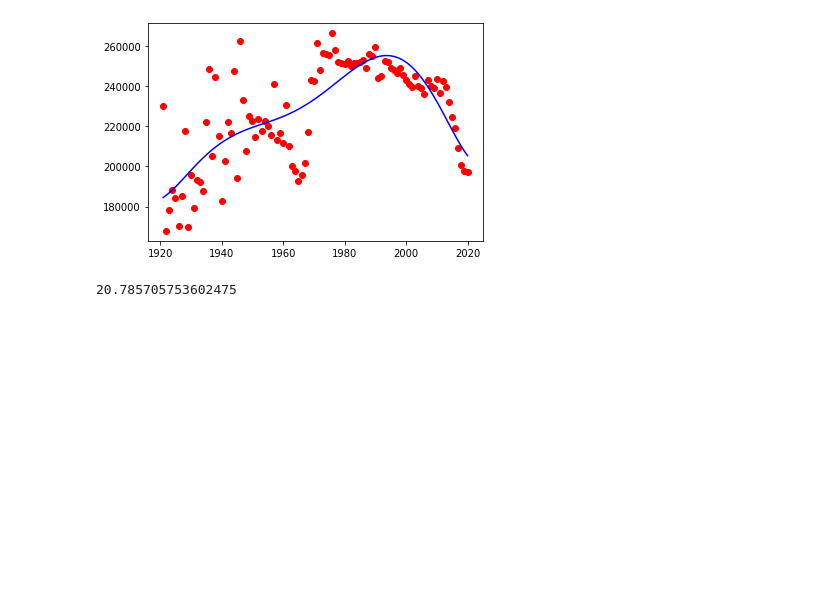
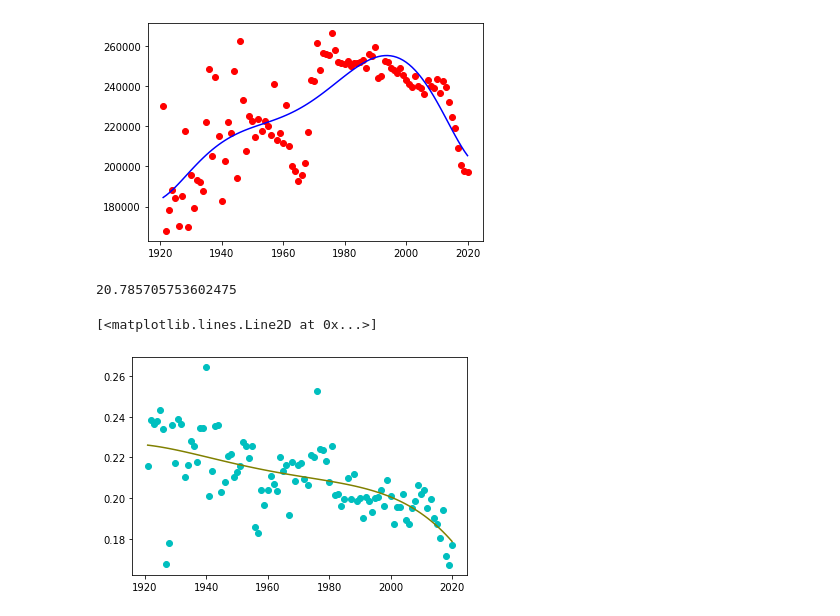
Before and after one commit to Wichaelian/ICM-2021, a Jupyter notebook: 2021_ICM_Problem_D_Data/Bullet 7.ipynb, the cells around one changed output. Saved outputs shown, nothing was run; the diff lists cells and outputs as text; code cells hidden in the pictures; blank space fills up the shorter version.

Commit message:
liveliness graph

```diff
--- a/2021_ICM_Problem_D_Data/Bullet 7.ipynb
+++ b/2021_ICM_Problem_D_Data/Bullet 7.ipynb
@@ -172,3 +184,13 @@ socialMedia = socialMedia.reset_index(drop=True)
 (socialMedia['duration_ms'][0] - socialMedia['duration_ms'][len(socialMedia) - 1]) / socialMedia['duration_ms'][0] * 100
 # %% [output]
 20.785705753602475
+# %%
+# live recordings versus digital recordings trends
+# tech became cheaper so more independent artists could record themselves in a bedroom (e.g. owl city) rather than book events or sign a record label (e.g. chance the rapper)
+year = years['year']
+lively = years['liveness']
+plt.plot(year, lively, 'co')
+plt.plot(np.unique(year), np.poly1d(np.polyfit(year, lively, 5))(np.unique(year)), 'olive')
+# %% [output]
+[<matplotlib.lines.Line2D at 0x...>]
+[figure, added]
```
Also changed, not shown: parts of 3 cells of this notebook, 1 other file.
